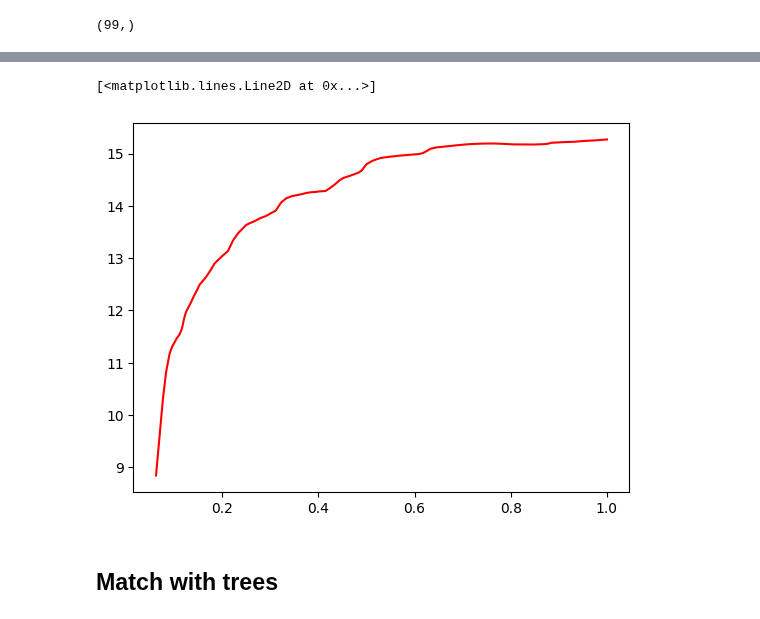
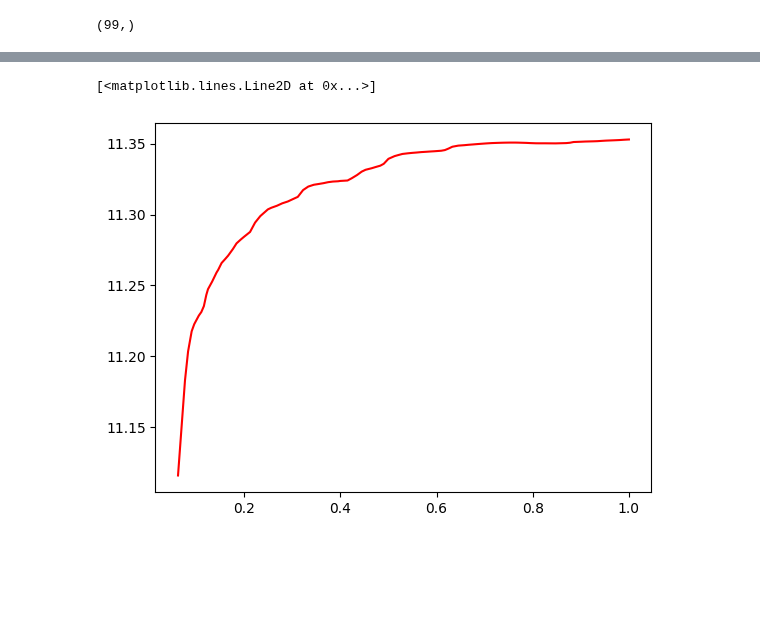
Before and after one commit to ismael-mendoza/nbody-relaxed, a Jupyter notebook: notebooks/wip/tng1.ipynb, the cells around one changed output, grey strips where cells are left out. Cells and saved outputs as stored; diff of their text form; code cells hidden in the pictures; blank space fills up the shorter version.

```diff
--- a/notebooks/wip/tng1.ipynb
+++ b/notebooks/wip/tng1.ipynb
@@ -58,3 +40,14 @@ sum(99 in t['SnapNum'] for t in trees)
+# %%
+def _read_trees(trees_file:str):
+    """Read in the trees file and convert masses to log10(M/Msun)."""
+    with open(trees_file, 'rb') as pickle_file:
+        _trees = pickle.load(pickle_file)
+        trees = _reverse_trees(_trees)
+        for tree in trees:
+            for k in tree.keys():
+                if "Mass" in k or "_M_" in k:
+                    tree[k] = _convert_tng_mass(tree[k])
+    return trees
 # %% [markdown]
 ## TNG explore file
 # %%
@@ -161,6 +149,14 @@ scales = 1 / (1 + zs)
 # %%
 # load pickle file
-with open(trees_file, 'rb') as pickle_file:
-    trees = pickle.load(pickle_file)
-
-cat = pandas.read_hdf(present_snapfile)
+trees = _read_trees(trees_file)
+cat = pd.read_hdf(present_snapfile)
+# %%
+# Lets pick a halo in the mass complete sample (mvir > 12.7 ~ Group_M_TopHat200)
+
+# pick tress that have present day snap
+trees1 = [t for t in trees if 99 in t['SnapNum']]
+
+# now pick trees that have Group_M_TopHat200 > 12.8 (some margin)
+gmass1 = np.array([t['Group_M_TopHat200'][-1] for t in trees1])
+trees2 = [t for ii, t in enumerate(trees1) if gmass1[ii] > 12.8]
+len(trees2), len(trees1)
@@ -173,13 +170,3 @@ plt.legend()
 # %% [output]
 <matplotlib.legend.Legend at 0x...>
 [figure]
-# %%
-# Lets pick a halo in the mass complete sample (mvir > 12.7 ~ Group_M_TopHat200)
-
-# pick tress that have present day snap
-trees1 = [t for t in trees if 99 in t['SnapNum']]
-
-# now pick trees that have Group_M_TopHat200 > 12.8 (some margin)
-gmass = np.array([_convert_tng_mass(t['Group_M_TopHat200'][0]) for t in trees1])
-trees2 = [t for ii, t in enumerate(trees1) if gmass[ii] > 12.8]
-len(trees2), len(trees1)
@@ -223,10 +190,8 @@ plt.plot(snaps_t, gmass_t, '-', c='r')
 # %%
 # now with redshift
-snaps_t = t['SnapNum'][::-1] # early to late
-gmass_t = _convert_tng_mass(t['Group_M_TopHat200'])[::-1] # early to late
+snaps_t = t['SnapNum']
+gmass_t = _convert_tng_mass(t['Group_M_TopHat200'])
 plt.plot(scales[snaps_t], gmass_t, '-', c='r')
 # %% [output]
 [<matplotlib.lines.Line2D at 0x...>]
-[figure, old version]
+[figure, new version]
-# %% [markdown]
-## Match with trees
```
Also changed, not shown: parts of 37 cells of this notebook.
